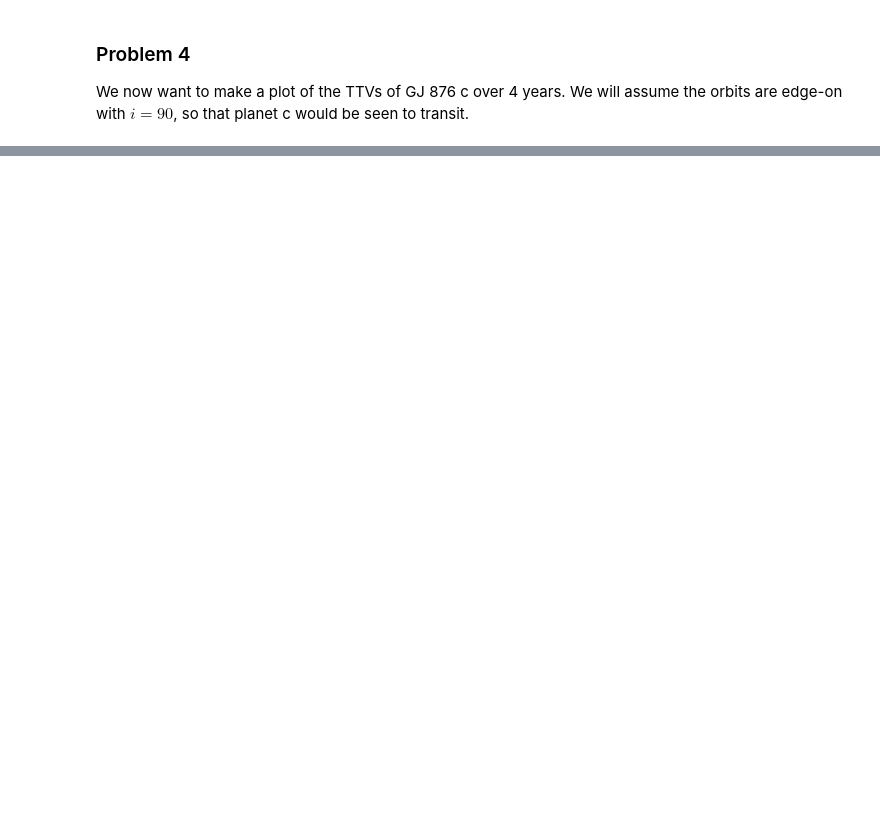
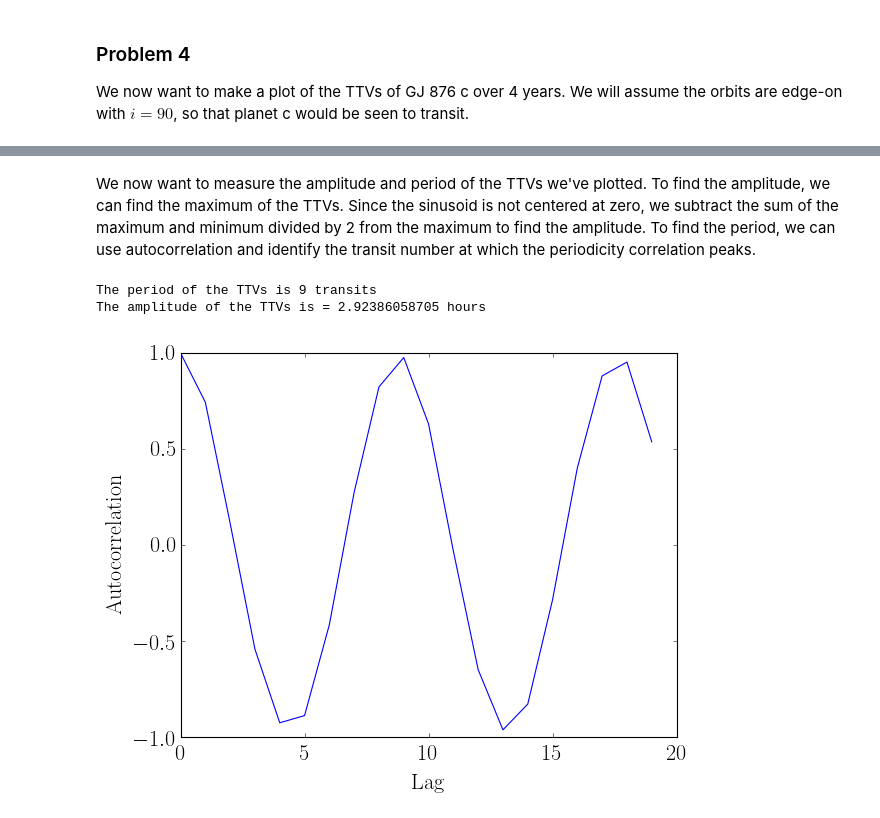
Before and after one commit to hdelgad9/astr597_exo, a Jupyter notebook: HW_3/transit_timing_variation_v4.ipynb, the cells around one changed output, grey strips where cells are left out. Saved outputs shown, nothing was run; the diff lists cells and outputs as text; code cells hidden in the pictures; blank space fills up the shorter version.

```diff
--- a/HW_3/transit_timing_variation_v4.ipynb
+++ b/HW_3/transit_timing_variation_v4.ipynb
@@ -497,0 +554,18 @@ We now want to make a plot of the TTVs of GJ 876 c over 4 years. We will assume
+# %% [markdown]
+We now want to measure the amplitude and period of the TTVs we've plotted. To find the amplitude, we can find the maximum of the TTVs. Since the sinusoid is not centered at zero, we subtract the sum of the maximum and minimum divided by 2 from the maximum to find the amplitude. To find the period, we can use autocorrelation and identify the transit number at which the periodicity correlation peaks.
+# %%
+y = (transittimes-m*np.array(range(N))-c)
+
+def acf(x, length=20):
+    return np.array([1] +[np.corrcoef(x[:-i], x[i:])[0,1] for i in range(1,length)])
+
+plt.plot(np.arange(len(acf(y))),acf(y))
+plt.ylabel('Autocorrelation')
+plt.xlabel('Lag')
+
+print("The period of the TTVs is {} transits".format(np.argmax(acf(y)[1:]) + 1))
+print("The amplitude of the TTVs is = {} hours".format(max(y)-((max(y) + min(y)) / 2)))
+# %% [output]
+The period of the TTVs is 9 transits
+The amplitude of the TTVs is = 2.92386058705 hours
+[figure, added]
```
Also changed, not shown: parts of 17 cells of this notebook.
